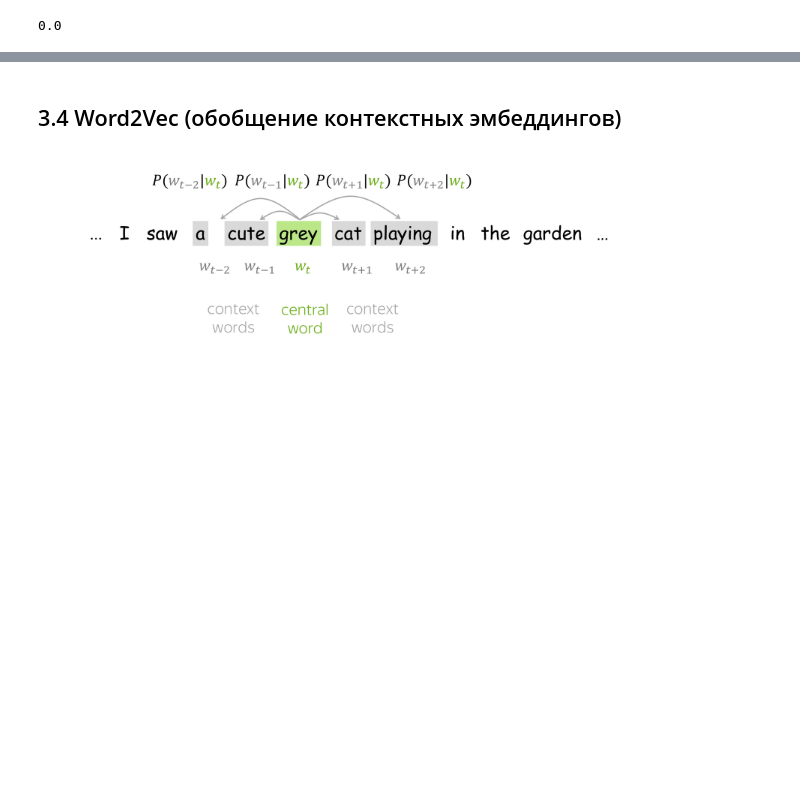
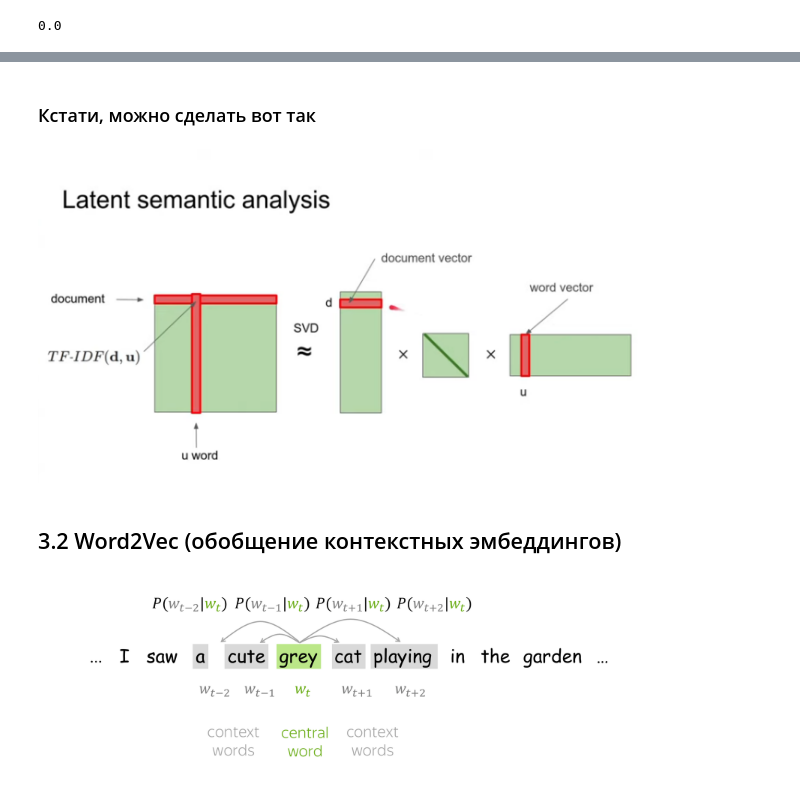
Before and after one commit to samstikhin/ml2021, a Jupyter notebook: 09-NLP/Embeddings.ipynb, the cells around one changed output, grey strips where cells are left out. Saved outputs shown, nothing was run; the diff lists cells and outputs as text; code cells hidden in the pictures; blank space fills up the shorter version.

```diff
--- a/09-NLP/Embeddings.ipynb
+++ b/09-NLP/Embeddings.ipynb
@@ -416,5 +429,11 @@ cosine([ 0.354,  0.   ,  0.354],
+# %% [markdown]
+### Кстати, можно сделать вот так
+# %%
+Image('images/tfidfsvd.png', width=600)
+# %% [output]
+[figure, added]
 # %% [markdown]
-## 3.4 Word2Vec (обобщение контекстных эмбеддингов)
+## 3.2 Word2Vec (обобщение контекстных эмбеддингов)
 # %%
 Image('images/window_prob3-min.png', width=600)
 # %% [output]
```
Also changed, not shown: parts of 38 cells of this notebook, 8 other files.
